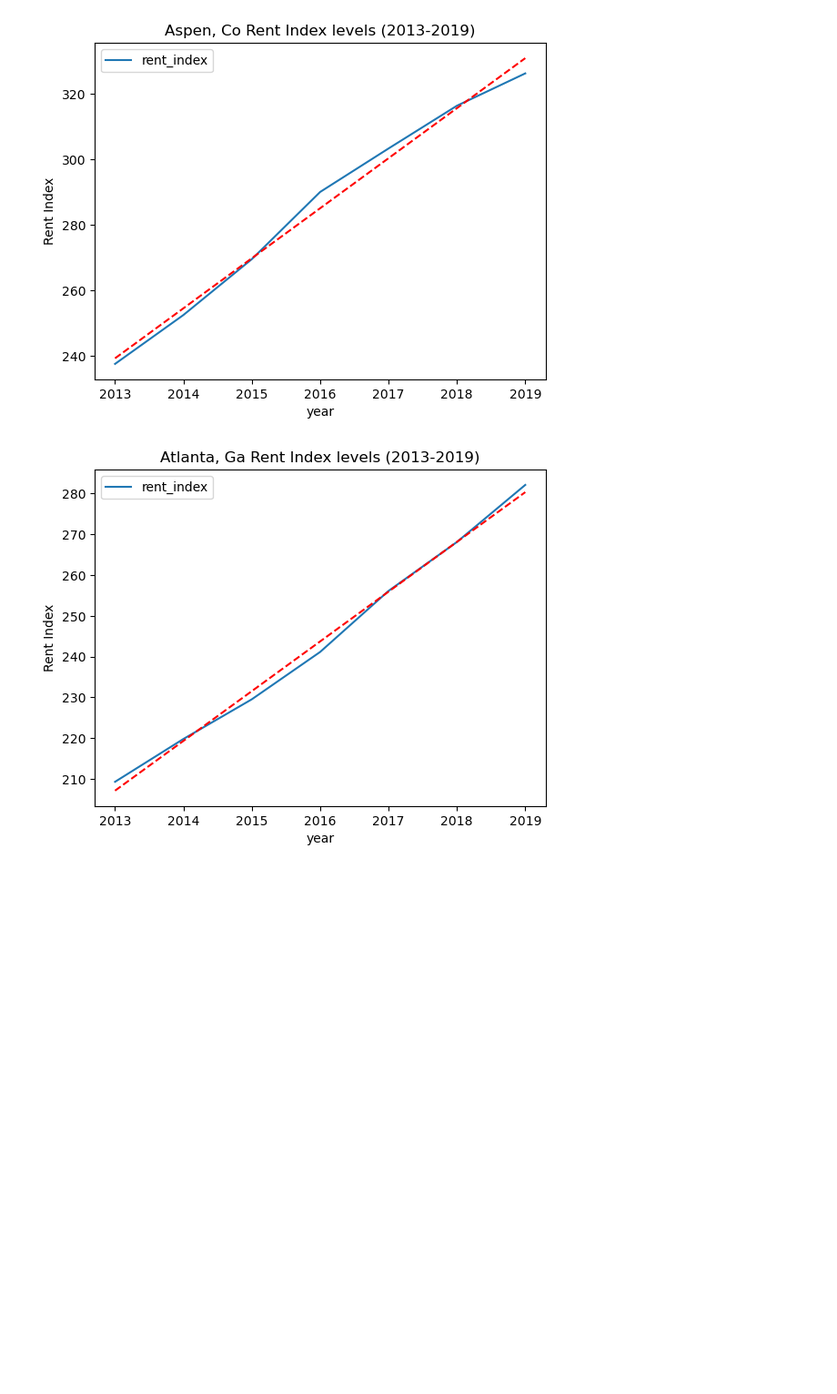
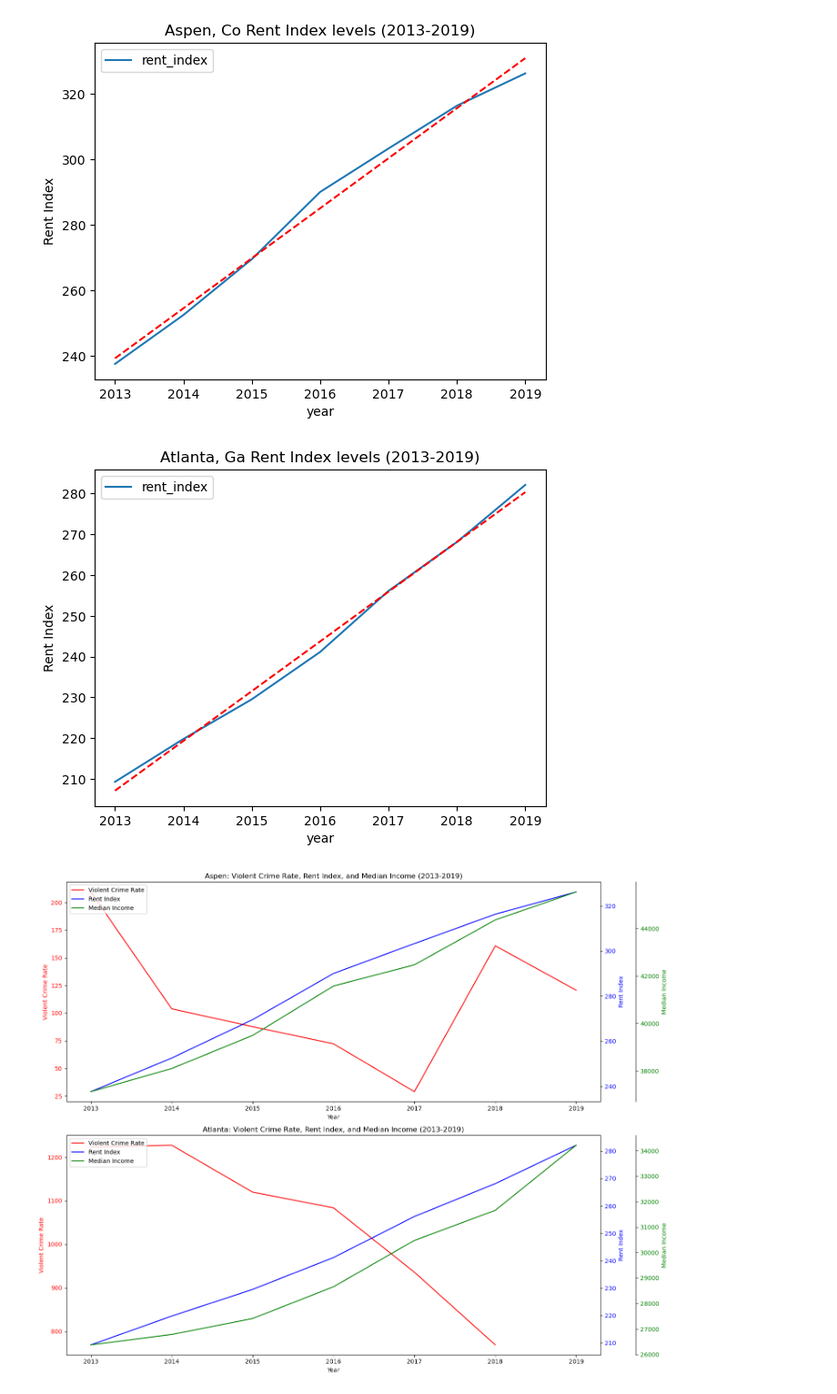
Before and after one commit to MattCobbo/DataMiningGroupProject, a Jupyter notebook: gentrification.ipynb, the cells around one changed output. Shown: that part at 91% size. Cells and saved outputs as stored; diff of their text form; code cells hidden in the pictures; blank space fills up the shorter version.

```diff
--- a/gentrification.ipynb
+++ b/gentrification.ipynb
@@ -260,7 +260,7 @@ print(aspen_crime_df)
 aspen_crime_df['violent_crime_rate'] = (aspen_crime_df['violent_crime'] / aspen_crime_df['population']) * 100000
 
 # Condense dataframe to only show relevant violent crime data
-columns_to_drop = set(aspen_crime_df.columns) - set(['city', 'population', 'violent_crime', 'violent_crime_rate', 'year'])
+columns_to_drop = set(aspen_crime_df.columns) - set(['population', 'violent_crime', 'violent_crime_rate', 'year'])
 aspen_crime_df = aspen_crime_df.drop(columns=columns_to_drop, errors='ignore')
 print(f"\n\nQueried dataframe for city of Aspen violent crimes (2013-2019)")
 print(aspen_crime_df)
@@ -282,7 +282,7 @@ print(atlanta_crime_df)
 atlanta_crime_df['violent_crime_rate'] = (atlanta_crime_df['violent_crime'] / atlanta_crime_df['population']) * 100000
 
 # Condense dataframe to only show relevant violent crime data
-columns_to_drop = set(atlanta_crime_df.columns) - set(['city', 'population', 'violent_crime', 'violent_crime_rate', 'year'])
+columns_to_drop = set(atlanta_crime_df.columns) - set(['population', 'violent_crime', 'violent_crime_rate', 'year'])
 atlanta_crime_df = atlanta_crime_df.drop(columns=columns_to_drop, errors='ignore')
 print(f"\n\nQueried dataframe for city of Atlanta violent crimes (2013-2019)")
 print(atlanta_crime_df)
@@ -835,3 +835,76 @@ plt_atlanta_rent.show()
 # %% [output]
 [figure]
 [figure]
+# %%
+# Create a figure with 2 rows (one for each city) and 1 column
+fig, axes = plt.subplots(2, 1, figsize=(15, 12))
+
+
+# Aspen visualization
+ax1 = axes[0]
+# Plot violent crime rate
+ax1.plot(aspen_crime_df['year'], aspen_crime_df['violent_crime_rate'], 'r-', label='Violent Crime Rate')
+ax1.set_xlabel('Year')
+ax1.set_ylabel('Violent Crime Rate', color='r')
+ax1.tick_params(axis='y', labelcolor='r')
+ax1.set_title('Aspen: Violent Crime Rate, Rent Index, and Median Income (2013-2019)')
+
+
+# Create twin axes for rent index
+ax1_twin1 = ax1.twinx()
+ax1_twin1.plot(aspen_rent_df['year'], aspen_rent_df['rent_index'], 'b-', label='Rent Index')
+ax1_twin1.set_ylabel('Rent Index', color='b')
+ax1_twin1.tick_params(axis='y', labelcolor='b')
+
+
+# Create another twin axes for median income
+ax1_twin2 = ax1.twinx()
+ax1_twin2.spines['right'].set_position(('outward', 60))  # Offset the second twin axis
+ax1_twin2.plot(aspen_income_df['year'], aspen_income_df['median_income'], 'g-', label='Median Income')
+ax1_twin2.set_ylabel('Median Income', color='g')
+ax1_twin2.tick_params(axis='y', labelcolor='g')
+
+
+# Add legend for Aspen
+lines1, labels1 = ax1.get_legend_handles_labels()
+lines2, labels2 = ax1_twin1.get_legend_handles_labels()
+lines3, labels3 = ax1_twin2.get_legend_handles_labels()
+ax1.legend(lines1 + lines2 + lines3, labels1 + labels2 + labels3, loc='upper left')
+
+# Atlanta visualization
+ax2 = axes[1]
+# Plot violent crime rate
+ax2.plot(atlanta_crime_df['year'], atlanta_crime_df['violent_crime_rate'], 'r-', label='Violent Crime Rate')
+ax2.set_xlabel('Year')
+ax2.set_ylabel('Violent Crime Rate', color='r')
+ax2.tick_params(axis='y', labelcolor='r')
+ax2.set_title('Atlanta: Violent Crime Rate, Rent Index, and Median Income (2013-2019)')
+
+
+# Create twin axes for rent index
+ax2_twin1 = ax2.twinx()
+ax2_twin1.plot(atlanta_rent_df['year'], atlanta_rent_df['rent_index'], 'b-', label='Rent Index')
+ax2_twin1.set_ylabel('Rent Index', color='b')
+ax2_twin1.tick_params(axis='y', labelcolor='b')
+
+
+# Create another twin axes for median income
+ax2_twin2 = ax2.twinx()
+ax2_twin2.spines['right'].set_position(('outward', 60))  # Offset the second twin axis
+ax2_twin2.plot(atlanta_income_df['year'], atlanta_income_df['median_income'], 'g-', label='Median Income')
+ax2_twin2.set_ylabel('Median Income', color='g')
+ax2_twin2.tick_params(axis='y', labelcolor='g')
+
+
+# Add legend for Atlanta
+lines1, labels1 = ax2.get_legend_handles_labels()
+lines2, labels2 = ax2_twin1.get_legend_handles_labels()
+lines3, labels3 = ax2_twin2.get_legend_handles_labels()
+ax2.legend(lines1 + lines2 + lines3, labels1 + labels2 + labels3, loc='upper left')
+
+
+# Adjust layout and show plot
+plt.tight_layout()
+plt.show()
+# %% [output]
+[figure, added]
```
Also changed, not shown: parts of 3 cells of this notebook, 2 other files.
